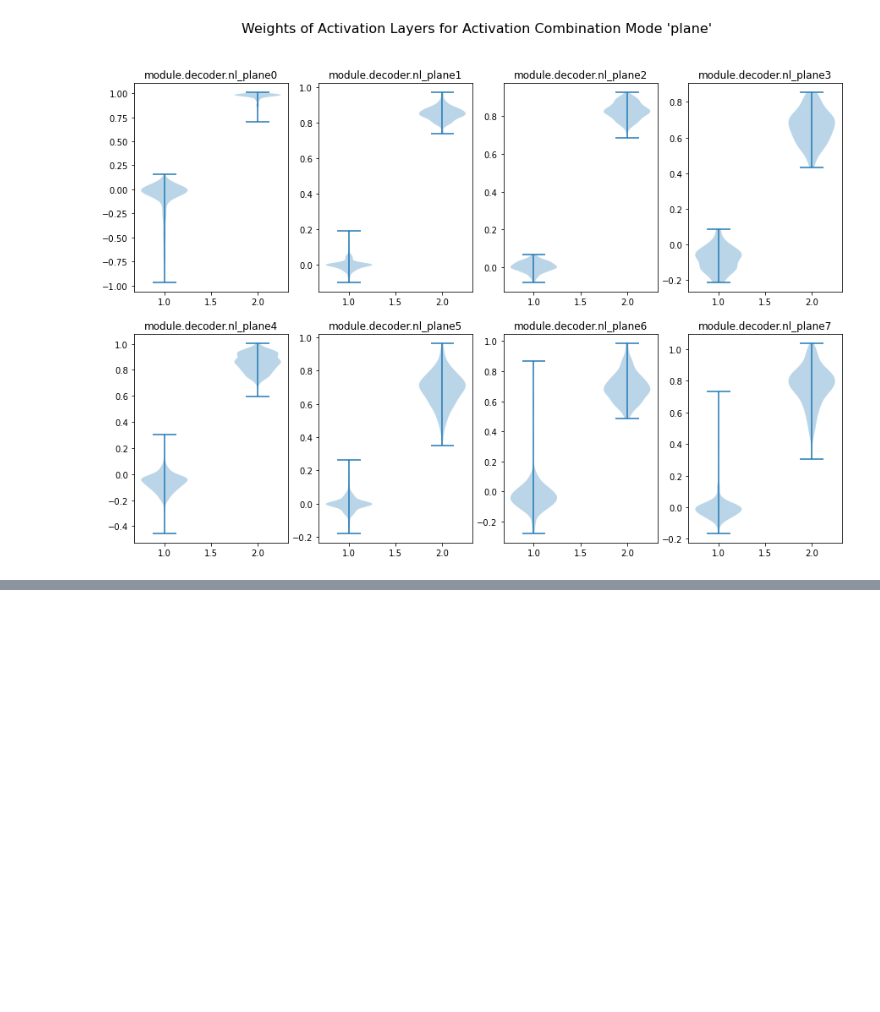
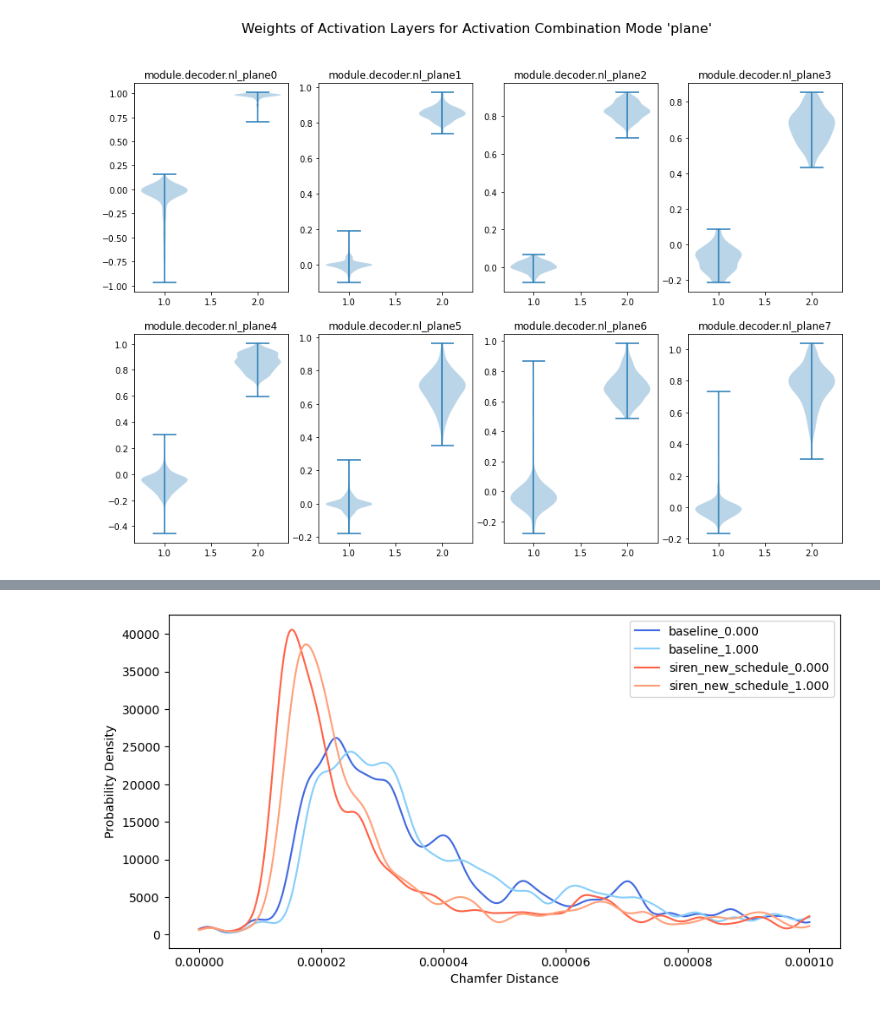
Before and after one commit to philippwulff/Deep3DComp, a Jupyter notebook: test.ipynb, the cells around one changed output, grey strips where cells are left out. Saved outputs shown, nothing was run; the diff lists cells and outputs as text; code cells hidden in the pictures; blank space fills up the shorter version.

Commit message:
Added further evaluation tools

```diff
--- a/test.ipynb
+++ b/test.ipynb
@@ -444,0 +466,76 @@ python reconstruct.py -e ../../shared/deepsdfcomp/searches/double_nonlinearity/l
+# %%
+import json
+import random
+import copy
+import os
+path = "/home/shared/deepsdfcomp/searches/splits/"
+fname = "sv2_planes_train"
+with open(os.path.join(path, fname + ".json"), 'r') as f:
+    all_shapes_dict = json.load(f)
+split_sizes = [1780, 1600, 1400, 1200, 1000, 800, 600, 400, 200]
+for split_size in split_sizes:
+    split = copy.deepcopy(all_shapes_dict)
+    sampled_list = random.shuffle(split["ShapeNetV2"]["02691156"])
+    split["ShapeNetV2"]["02691156"] = split["ShapeNetV2"]["02691156"][:split_size]
+    with open(os.path.join(path, "subsamples", f"{fname} _{split_size}.json"), 'w+') as f:
+        json.dump(split, f, indent=4)
+# %%
+import pandas as pd
+import os
+from matplotlib import pyplot as plt
+import numpy as np
+from scipy.stats import gaussian_kde
+experiments = [
+                ("/home/shared/deepsdfcomp/searches/double_nonlinearity/baseline/Evaluation/2000/chamfer.csv", "royalblue"),
+                #( "/home/shared/deepsdfcomp/searches/double_nonlinearity/baseline/Evaluation/2000/chamfer_0.200.csv", "cyan"),
+                #( "/home/shared/deepsdfcomp/searches/double_nonlinearity/baseline/Evaluation/2000/chamfer_0.300.csv", "cyan"),
+                #( "/home/shared/deepsdfcomp/searches/double_nonlinearity/baseline/Evaluation/2000/chamfer_0.500.csv", "cyan"),
+                ("/home/shared/deepsdfcomp/searches/double_nonlinearity/baseline/Evaluation/2000/chamfer_1.000.csv", "lightskyblue"),
+                ("/home/shared/deepsdfcomp/searches/double_nonlinearity/siren_new_schedule/Evaluation/2000/chamfer.csv", "tomato"), # best
+                #( "/home/shared/deepsdfcomp/searches/double_nonlinearity/siren_new_schedule/Evaluation/2000/chamfer_0.200.csv", "cyan"), # best
+                #( "/home/shared/deepsdfcomp/searches/double_nonlinearity/siren_new_schedule/Evaluation/2000/chamfer_0.300.csv", "cyan"), # best
+                #( "/home/shared/deepsdfcomp/searches/double_nonlinearity/siren_new_schedule/Evaluation/2000/chamfer_0.500.csv", "cyan"), # best
+                ("/home/shared/deepsdfcomp/searches/double_nonlinearity/siren_new_schedule/Evaluation/2000/chamfer_1.000.csv", "lightsalmon"), # best
+                #( "/home/shared/deepsdfcomp/searches/num_shapes_search/all_shapes_batch_size_128/Evaluation/2000/chamfer.csv", "cyan"),
+                #( "/home/shared/deepsdfcomp/searches/double_nonlinearity/line_5050_ini/Evaluation/2000/chamfer.csv", "cyan"),
+                #( "/home/shared/deepsdfcomp/searches/double_nonlinearity/all_latentsize=200_width=256_lr=5e-4_int=150/Evaluation/2000/chamfer.csv", "cyan"),
+            ]
+
+plt.figure(figsize=(10,5))
+for csv_path, color in experiments:
+    CDs = pd.read_csv(csv_path, sep=";")
+    # plt.hist(CDs, np.linspace(0, 0.002, 2000), alpha=1/len(csv_paths), label=csv_path.split("/")[-1])
+
+    density = gaussian_kde(CDs["chamfer_dist"])
+    density.covariance_factor = lambda : .003
+    density._compute_covariance()
+    x = np.linspace(0, 0.0001, 500)
+    densities = density(x)
+
+    # find best and worst meshes
+    n = 3
+    best_df= CDs.nsmallest(n, columns=["chamfer_dist"])
+    worst_df= CDs.nlargest(n, columns=["chamfer_dist"])
+    best_meshes = [mesh.split("/")[-1] for mesh in list(best_df["shape"])]
+    best_mesh_cds = list(best_df["chamfer_dist"])
+    worst_meshes = [mesh.split("/")[-1] for mesh in list(worst_df["shape"])]
+    worst_mesh_cds = list(worst_df["chamfer_dist"])
+
+
+    exp_name = csv_path.split("/Evaluation")[-2].split("/")[-1]
+    curvature = "0.000" if "chamfer_" not in csv_path else csv_path.split("_")[-1].split(".csv")[0]
+    plt.plot(x, densities, label=exp_name + "_" + curvature, color=color)
+    print(f'"{exp_name}"')
+    print(f"\tCurvature Sampling: {int(float(curvature) * 100)} % ")
+    print(f"\tMean CD: {np.mean(CDs['chamfer_dist']):.3e}")
+    print(f"\tMedian CD: {np.median(CDs['chamfer_dist']):.3e}")
+    print(f"\tBest Meshes:")
+    for bm, cd in zip(best_meshes, best_mesh_cds):
+        print(f"\t\t{bm} with CD of {cd}")
+    print(f"\tWorst Meshes:")
+    for wm, cd in zip(worst_meshes, worst_mesh_cds):
+        print(f"\t\t{wm} with CD of {cd}")
+plt.legend()
+_ = plt.xlabel("Chamfer Distance")
+_ = plt.ylabel("Probability Density")
+# %% [output]
@@ -444,0 +559 @@ python reconstruct.py -e ../../shared/deepsdfcomp/searches/double_nonlinearity/l
+[figure, added]
```
Also changed, not shown: parts of 7 cells of this notebook, 4 other files.
